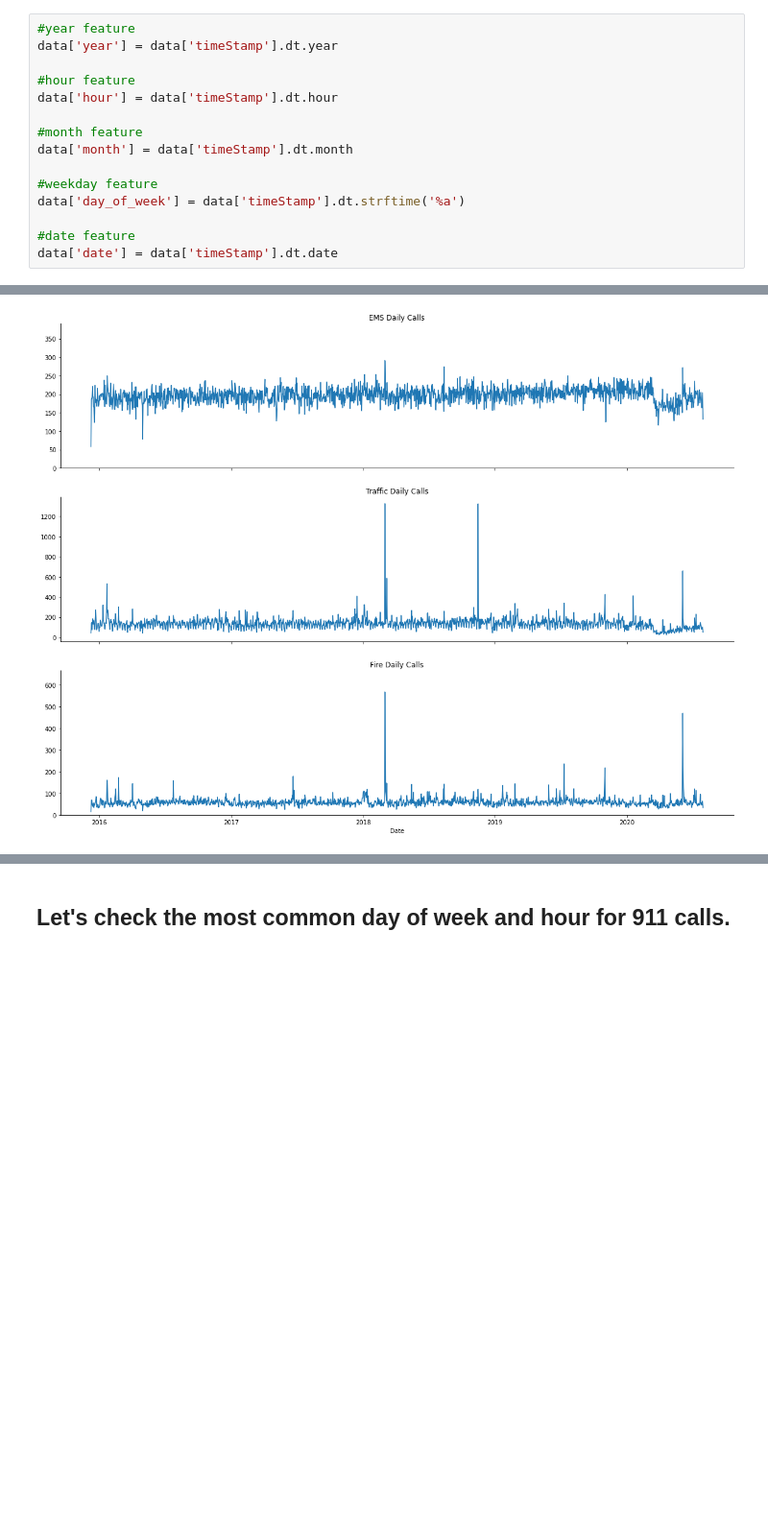
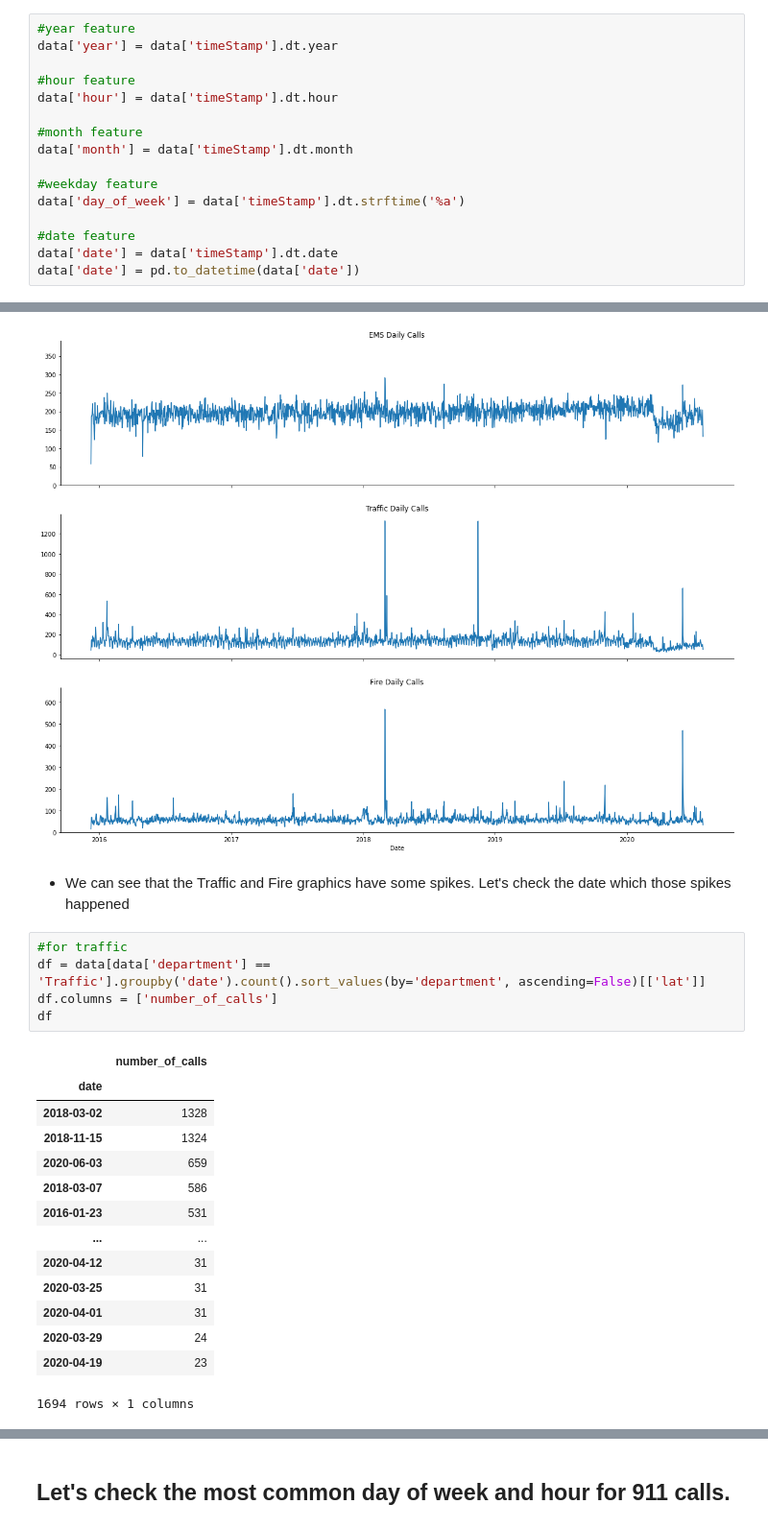
Before and after one commit to joaocalista/911-Calls-Exploratory-Data-Analysis, a Jupyter notebook: 911_calls_eda.ipynb, the cells around one changed output, grey strips where cells are left out. Shown at 96% size. Saved outputs shown, nothing was run; the diff lists cells and outputs as text; blank space fills up the shorter version.

```diff
--- a/911_calls_eda.ipynb
+++ b/911_calls_eda.ipynb
@@ -231,6 +231,7 @@ data['day_of_week'] = data['timeStamp'].dt.strftime('%a')
 
 #date feature
 data['date'] = data['timeStamp'].dt.date
+data['date'] = pd.to_datetime(data['date'])
 # %% [markdown]
 # Season feature
 # %% [markdown]
@@ -460,3 +461,25 @@ sns.lineplot(x='date', y='department', data=group3, ax=ax3).set(title= 'Fire Dai
 sns.despine()
 # %% [output]
 [figure]
+# %% [markdown]
+- We can see that the Traffic and Fire graphics have some spikes. Let's check the date which those spikes happened
+# %%
+#for traffic
+df = data[data['department'] == 'Traffic'].groupby('date').count().sort_values(by='department', ascending=False)[['lat']]
+df.columns = ['number_of_calls']
+df
+# %% [output]
+|  | number_of_calls |
+| date |  |
+| 2018-03-02 | 1328 |
+| 2018-11-15 | 1324 |
+| 2020-06-03 | 659 |
+| 2018-03-07 | 586 |
+| 2016-01-23 | 531 |
+| ... | ... |
+| 2020-04-12 | 31 |
+| 2020-03-25 | 31 |
+| 2020-04-01 | 31 |
+| 2020-03-29 | 24 |
+| 2020-04-19 | 23 |
+1694 rows × 1 columns
```
Also changed, not shown: parts of 7 cells of this notebook, 1 other file.
